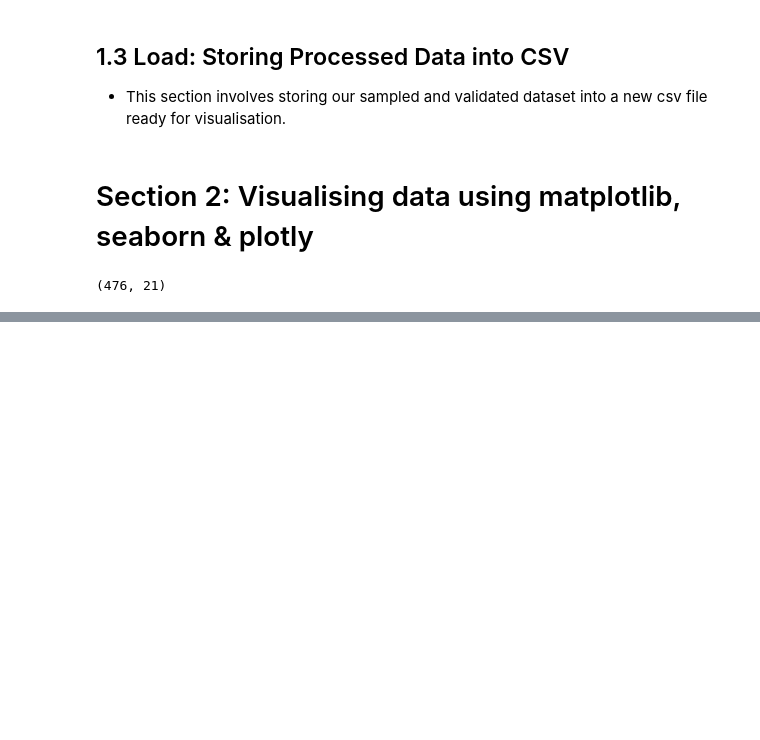
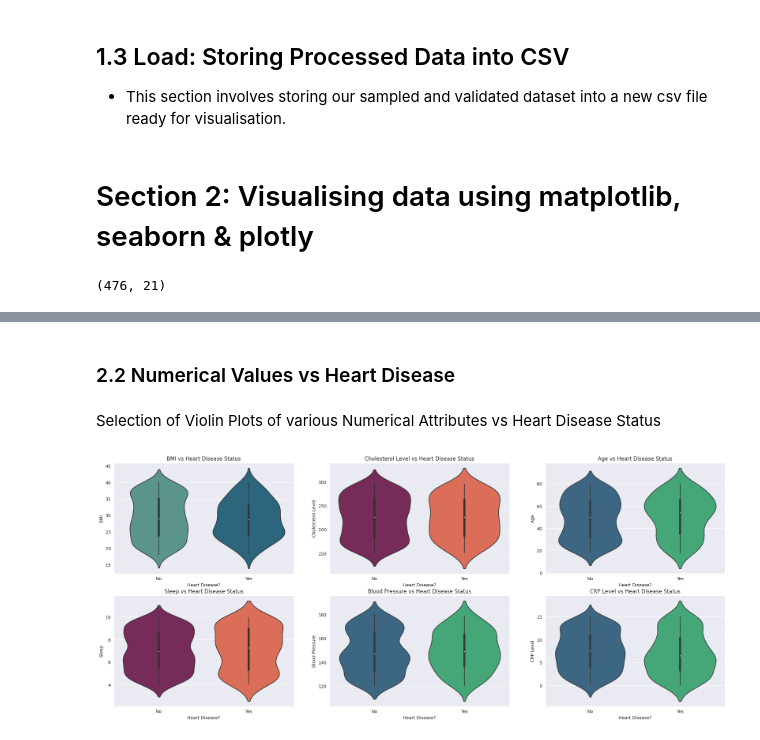
Before and after one commit to MahaSci/heart-disease-data-hackathon-1, a Jupyter notebook: jupyter_notebooks/Heart_Disease_Project.ipynb, the cells around one changed output, grey strips where cells are left out. Drawn from its saved outputs; the diff is of its cells as text; code cells hidden in the pictures; blank space fills up the shorter version.

```diff
--- a/jupyter_notebooks/Heart_Disease_Project.ipynb
+++ b/jupyter_notebooks/Heart_Disease_Project.ipynb
@@ -273,0 +308,49 @@ dfr.shape
+# %% [markdown]
+### 2.2 Numerical Values vs Heart Disease
+# %% [markdown]
+Selection of Violin Plots of various Numerical Attributes vs Heart Disease Status
+# %%
+fig, axes = plt.subplots(2, 3, figsize=(50,20=))
+
+# BMI vs Heart Disease Status
+sns.violinplot(data=df, x='Heart Disease Status', y='BMI', palette='crest', ax=axes[0,0])
+axes[0,0].set_title('BMI vs Heart Disease Status')
+axes[0,0].set_xlabel('Heart Disease?')
+axes[0,0].set_ylabel('BMI')
+
+
+# Cholesterol Level vs Heart Disease Status
+sns.violinplot(data=df, x='Heart Disease Status', y='Cholesterol Level', palette='rocket', ax=axes[0,1])
+axes[0,1].set_title('Cholesterol Level vs Heart Disease Status')
+axes[0,1].set_xlabel('Heart Disease?')
+axes[0,1].set_ylabel('Cholesterol Level')
+
+
+# Age vs Heart Disease Status
+sns.violinplot(data=df, x='Heart Disease Status', y='Age', palette='viridis', ax=axes[0,2])
+axes[0,2].set_title('Age vs Heart Disease Status')
+axes[0,2].set_xlabel('Heart Disease?')
+axes[0,2].set_ylabel('Age')
+
+# Sleep vs Heart Disease Status
+sns.violinplot(data=df, x='Heart Disease Status', y='Sleep Hours', palette='rocket', ax=axes[1,0])
+axes[1,0].set_title('Sleep vs Heart Disease Status')
+axes[1,0].set_xlabel('Heart Disease?')
+axes[1,0].set_ylabel('Sleep')
+
+# Blood Pressure vs Heart Disease Status
+sns.violinplot(data=df, x='Heart Disease Status', y='Blood Pressure', palette='viridis', ax=axes[1,1])
+axes[1,1].set_title('Blood Pressure vs Heart Disease Status')
+axes[1,1].set_xlabel('Heart Disease?')
+axes[1,1].set_ylabel('Blood Pressure')
+
+# CRP Level vs Heart Disease Status
+sns.violinplot(data=df, x='Heart Disease Status', y='CRP Level', palette='crest', ax=axes[1,2])
+axes[1,2].set_title('CRP Level vs Heart Disease Status')
+axes[1,2].set_xlabel('Heart Disease?')
+axes[1,2].set_ylabel('CRP Level')
+
+
+plt.show()
+# %% [output]
+[figure, added]
```
Also changed, not shown: parts of 14 cells of this notebook, 1 other file.
